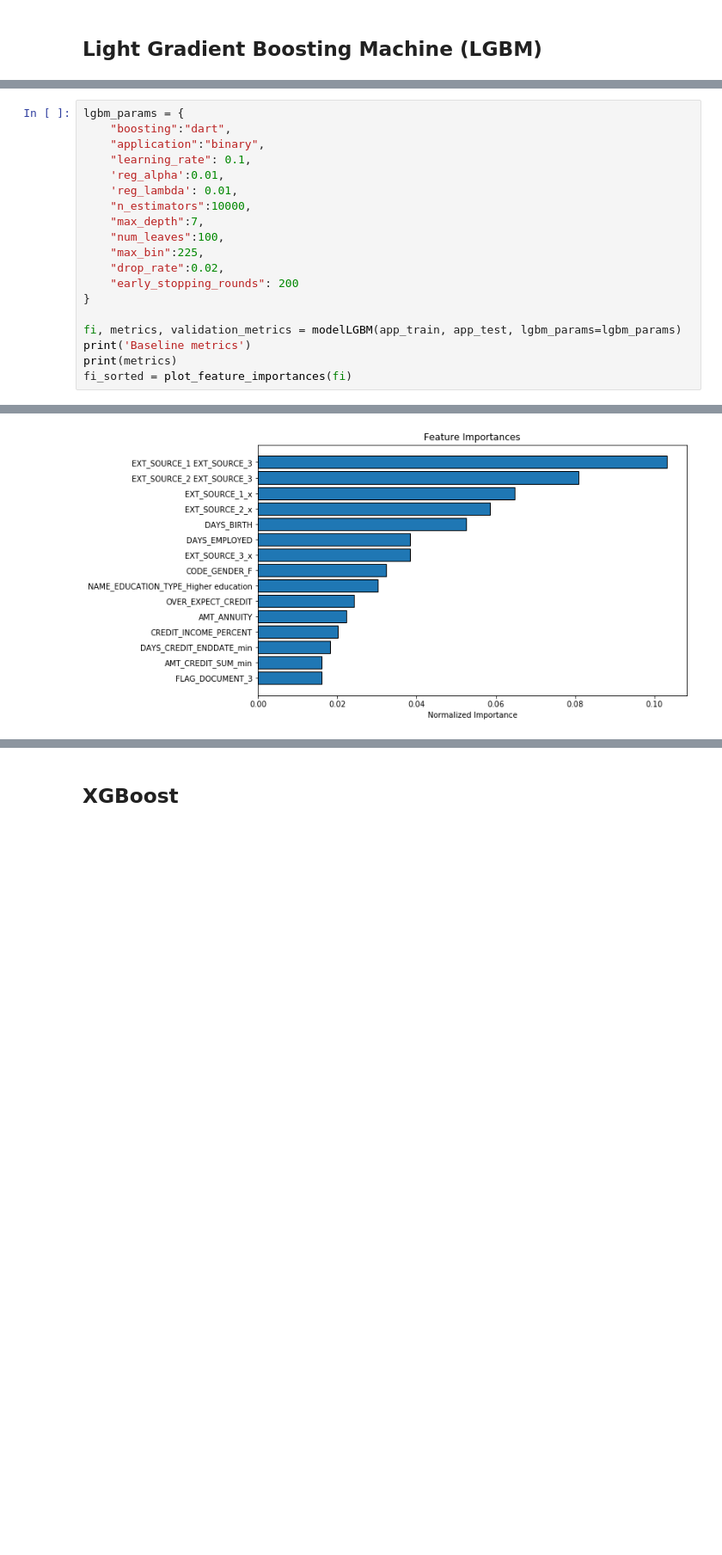
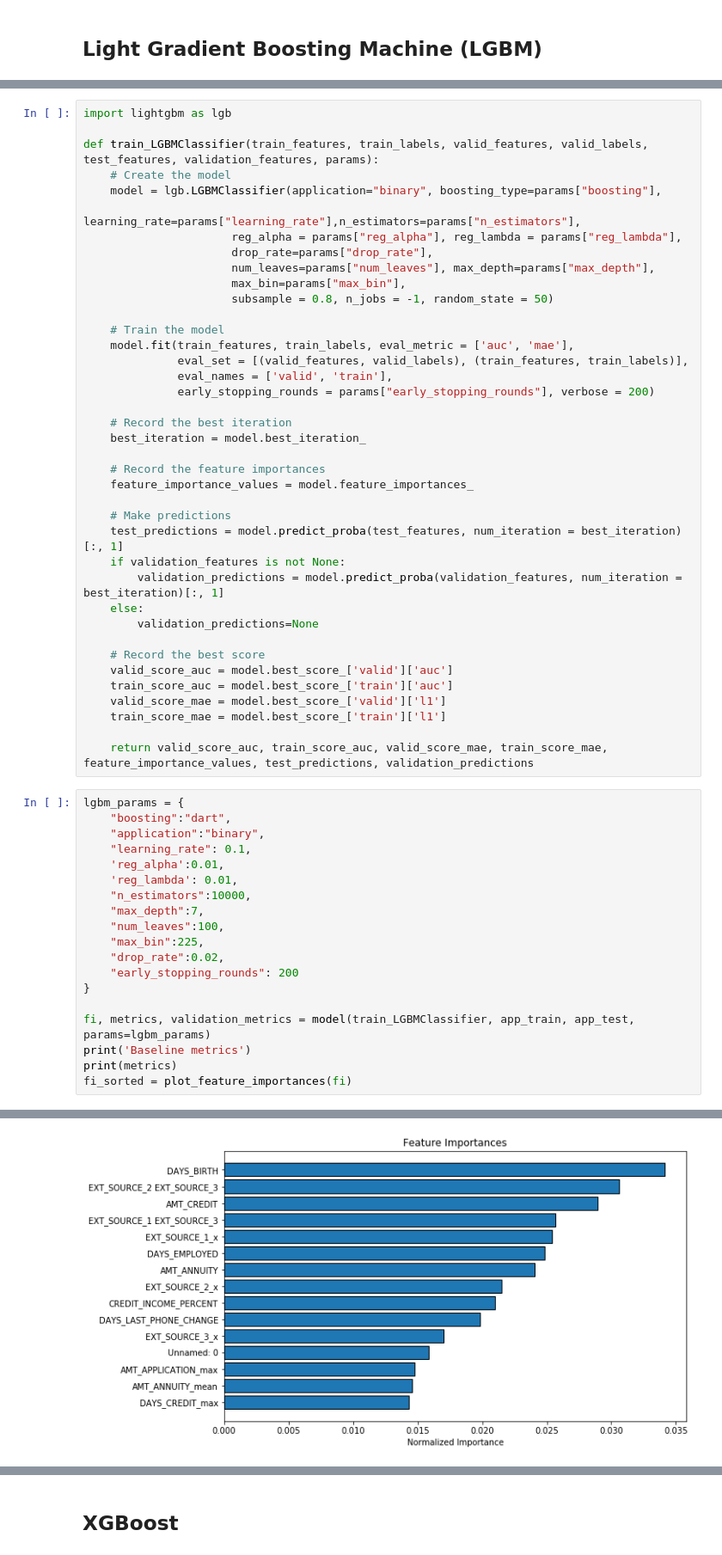
Before and after one commit to rmaso/home-credit-default-risk, a Jupyter notebook: 2. Baseline.ipynb, the cells around one changed output, grey strips where cells are left out. Shown at 86% size. Drawn from its saved outputs; the diff is of its cells as text; blank space fills up the shorter version.

```diff
--- a/2. Baseline.ipynb
+++ b/2. Baseline.ipynb
@@ -317,3 +294,42 @@ def plot_feature_importances(df):
+# %%
+import lightgbm as lgb
+
+def train_LGBMClassifier(train_features, train_labels, valid_features, valid_labels, test_features, validation_features, params):
+    # Create the model
+    model = lgb.LGBMClassifier(application="binary", boosting_type=params["boosting"],
+                      learning_rate=params["learning_rate"],n_estimators=params["n_estimators"],
+                      reg_alpha = params["reg_alpha"], reg_lambda = params["reg_lambda"],
+                      drop_rate=params["drop_rate"],
+                      num_leaves=params["num_leaves"], max_depth=params["max_depth"],
+                      max_bin=params["max_bin"],
+                      subsample = 0.8, n_jobs = -1, random_state = 50)
+
+    # Train the model
+    model.fit(train_features, train_labels, eval_metric = ['auc', 'mae'],
+              eval_set = [(valid_features, valid_labels), (train_features, train_labels)],
+              eval_names = ['valid', 'train'],
+              early_stopping_rounds = params["early_stopping_rounds"], verbose = 200)
+
+    # Record the best iteration
+    best_iteration = model.best_iteration_
+
+    # Record the feature importances
+    feature_importance_values = model.feature_importances_
+
+    # Make predictions
+    test_predictions = model.predict_proba(test_features, num_iteration = best_iteration)[:, 1]
+    if validation_features is not None:
+        validation_predictions = model.predict_proba(validation_features, num_iteration = best_iteration)[:, 1]
+    else:
+        validation_predictions=None
+
+    # Record the best score
+    valid_score_auc = model.best_score_['valid']['auc']
+    train_score_auc = model.best_score_['train']['auc']
+    valid_score_mae = model.best_score_['valid']['l1']
+    train_score_mae = model.best_score_['train']['l1']
+
+    return valid_score_auc, train_score_auc, valid_score_mae, train_score_mae, feature_importance_values, test_predictions, validation_predictions
 # %%
 lgbm_params = {
     "boosting":"dart",
@@ -329,7 +345,7 @@ lgbm_params = {
     "early_stopping_rounds": 200
 }
 
-fi, metrics, validation_metrics = modelLGBM(app_train, app_test, lgbm_params=lgbm_params)
+fi, metrics, validation_metrics = model(train_LGBMClassifier, app_train, app_test, params=lgbm_params)
 print('Baseline metrics')
 print(metrics)
 fi_sorted = plot_feature_importances(fi)
@@ -354 +370 @@ Did not meet early stopping. Best iteration is:
-[figure, old version]
+[figure, new version]
```
Also changed, not shown: parts of 31 cells of this notebook, 2 other files.
